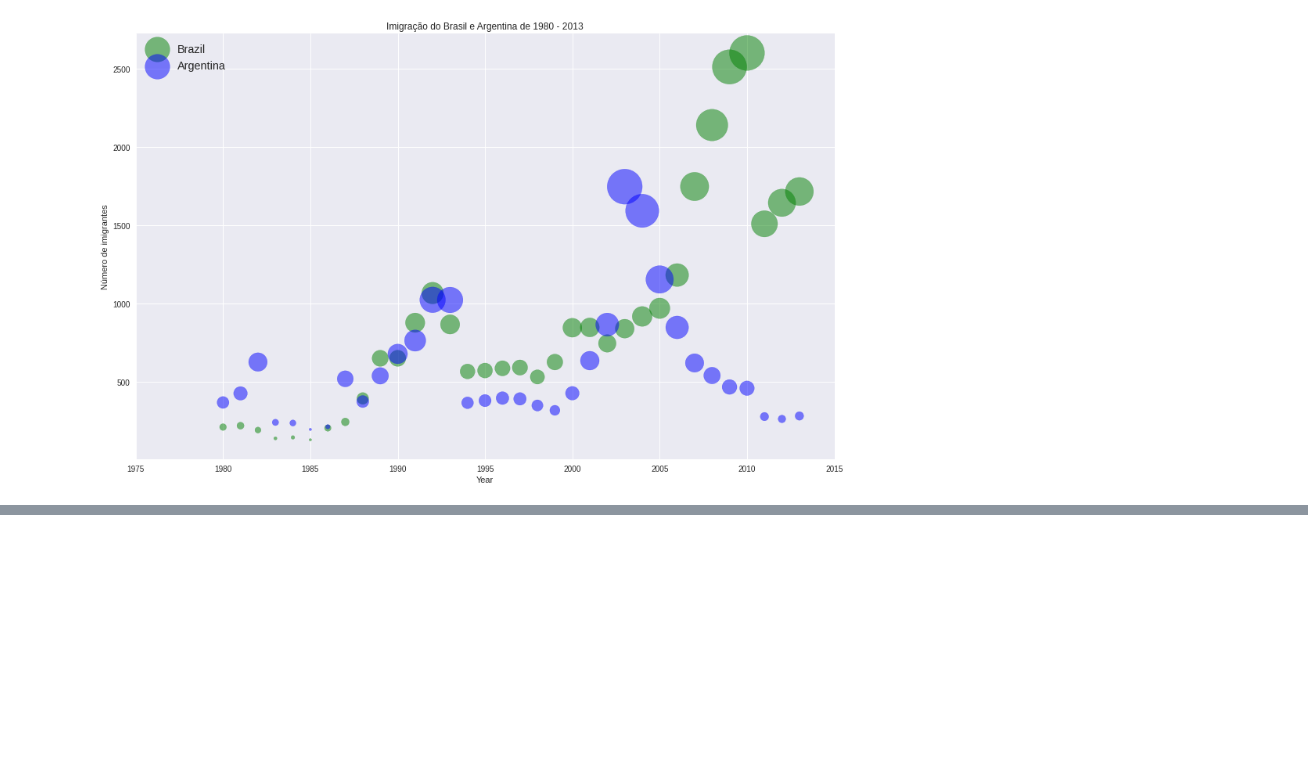
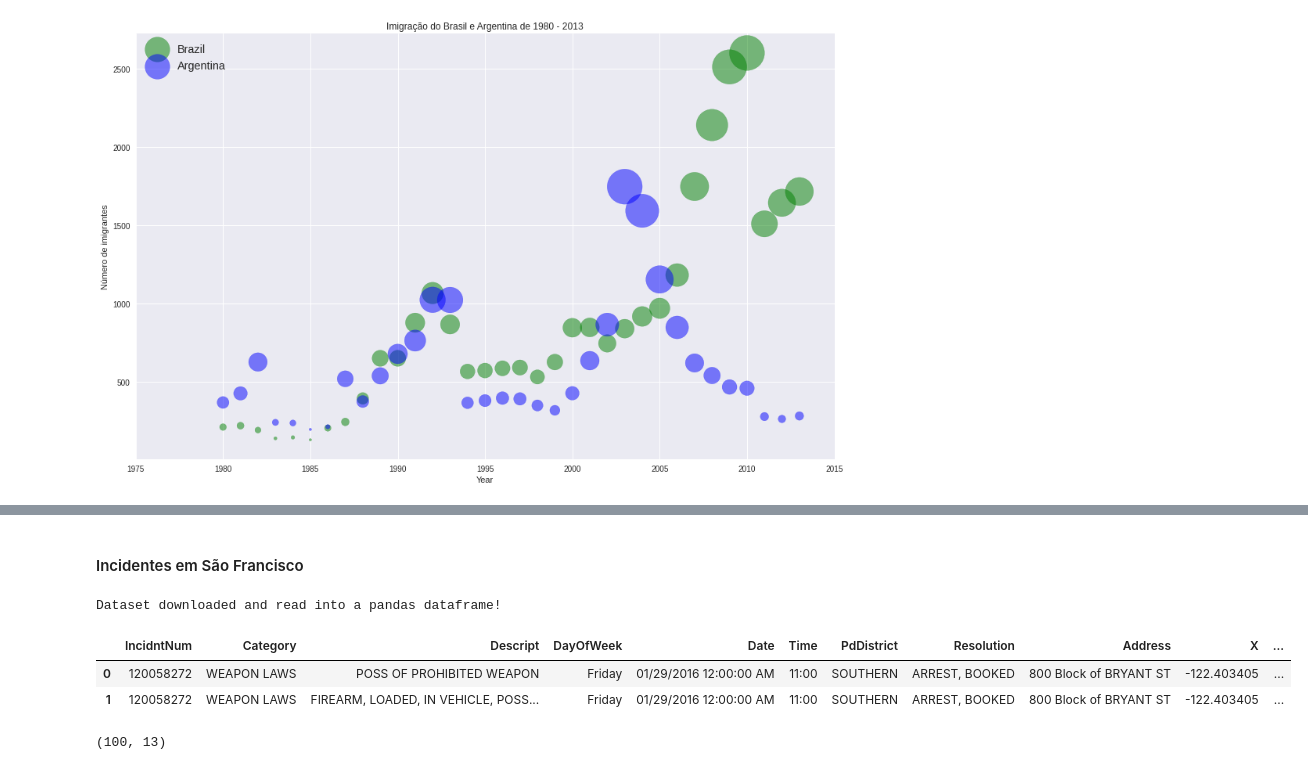
Before and after one commit to LilianeAquino/data-visualization, a Jupyter notebook: data-visualization.ipynb, the cells around one changed output, grey strips where cells are left out. Cells and saved outputs as stored; diff of their text form; code cells hidden in the pictures; blank space fills up the shorter version.

```diff
--- a/data-visualization.ipynb
+++ b/data-visualization.ipynb
@@ -314,0 +499,19 @@ ax0.legend(['Brazil', 'Argentina'], loc='upper left', fontsize='x-large')
+# %% [markdown]
+#### Incidentes em São Francisco
+# %%
+df_incidents = pd.read_csv('https://s3-api.us-geo.objectstorage.softlayer.net/cf-courses-data/CognitiveClass/DV0101EN/labs/Data_Files/Police_Department_Incidents_-_Previous_Year__2016_.csv')
+print('Dataset downloaded and read into a pandas dataframe!')
+# %% [output]
+Dataset downloaded and read into a pandas dataframe!
+# %%
+df_incidents.head(2)
+# %% [output]
+|  | IncidntNum | Category | Descript | DayOfWeek | Date | Time | PdDistrict | Resolution | Address | X | ... |
+| 0 | 120058272 | WEAPON LAWS | POSS OF PROHIBITED WEAPON | Friday | 01/29/2016 12:00:00 AM | 11:00 | SOUTHERN | ARREST, BOOKED | 800 Block of BRYANT ST | -122.403405 | ... |
+| 1 | 120058272 | WEAPON LAWS | FIREARM, LOADED, IN VEHICLE, POSS... | Friday | 01/29/2016 12:00:00 AM | 11:00 | SOUTHERN | ARREST, BOOKED | 800 Block of BRYANT ST | -122.403405 | ... |
+# %%
+limit = 100
+df_incidents = df_incidents.iloc[0:limit, :]
+df_incidents.shape
+# %% [output]
+(100, 13)
```
Also changed, not shown: parts of 40 cells of this notebook, 2 other files.
